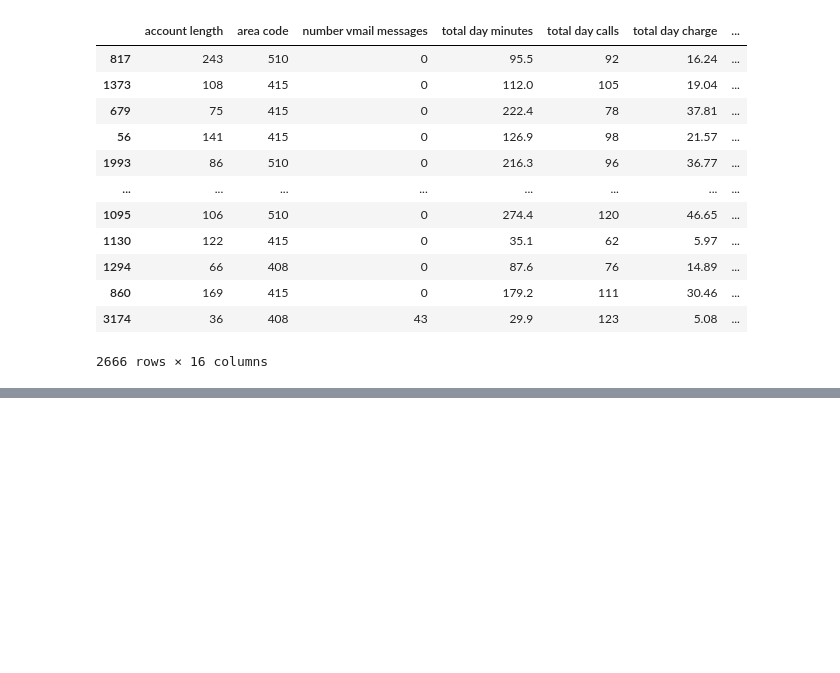
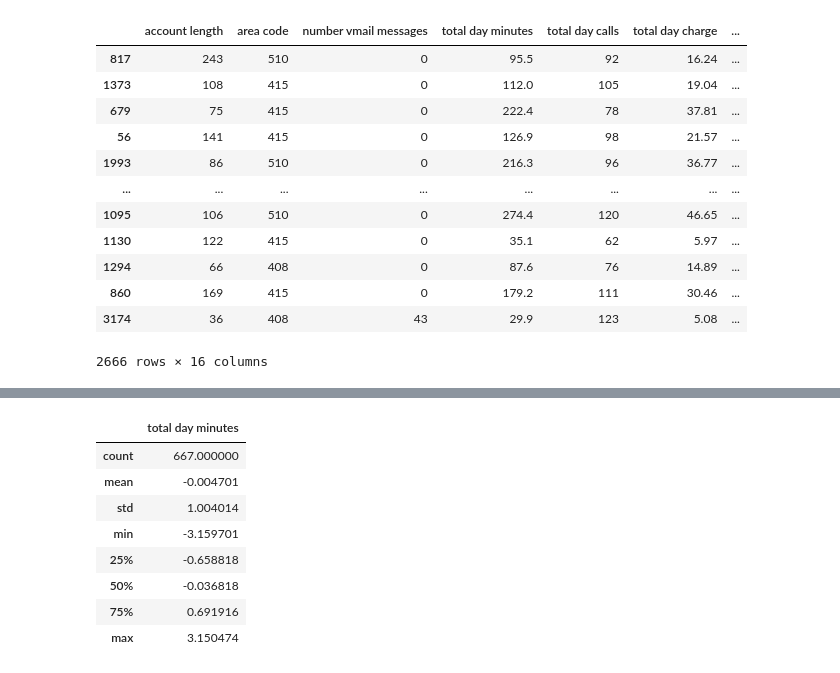
Before and after one commit to oklena/SyriaTel_Customer_Churn, a Jupyter notebook: notebooks/eda/Reuben_EDA.ipynb, the cells around one changed output, grey strips where cells are left out. Drawn from its saved outputs; the diff is of its cells as text; code cells hidden in the pictures; blank space fills up the shorter version.

```diff
--- a/notebooks/eda/Reuben_EDA.ipynb
+++ b/notebooks/eda/Reuben_EDA.ipynb
@@ -314,0 +408,3 @@ array([0.58378378, 0.72380952, 0.66331658])
+# %%
+rfc= RandomForestClassifier(class_weight='balanced',n_estimators=15)
+cross_val_score(rfc, X_train_fm, y_train, cv=3, scoring='f1')
@@ -314,0 +413,3 @@ array([0.58378378, 0.72380952, 0.66331658])
+# %%
+from sklearn.metrics import confusion_matrix
+rfc.fit(X_train_fm, y_train)
@@ -314,0 +442,2 @@ array([0.58378378, 0.72380952, 0.66331658])
+# %%
+rfc.fit(X_train_rf, y_train)
@@ -314,0 +457,2 @@ array([0.58378378, 0.72380952, 0.66331658])
+# %%
+X_t, X_val, y_t, y_val = train_test_split(X_train_rf, y_train, random_state=42)
@@ -314,0 +519,12 @@ array([0.58378378, 0.72380952, 0.66331658])
+# %%
+X_val[['total day minutes']].describe()
+# %% [output]
+|  | total day minutes |
+| count | 667.000000 |
+| mean | -0.004701 |
+| std | 1.004014 |
+| min | -3.159701 |
+| 25% | -0.658818 |
+| 50% | -0.036818 |
+| 75% | 0.691916 |
+| max | 3.150474 |
```
Also changed, not shown: parts of 38 cells of this notebook.
